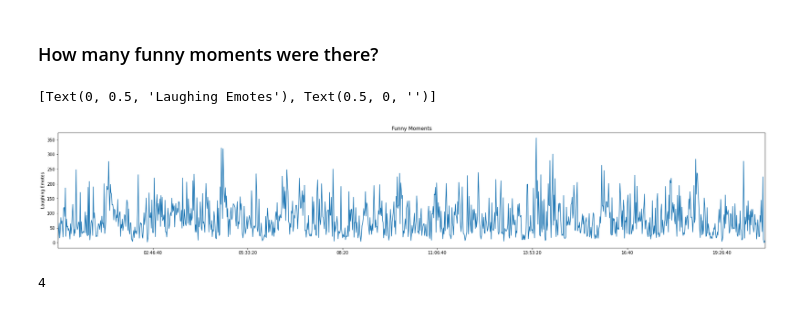
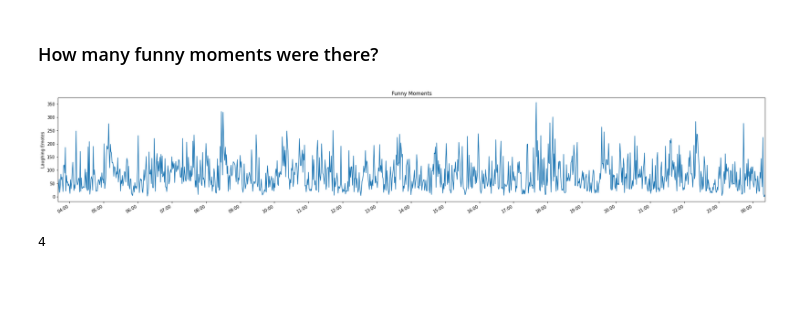
Before and after one commit to trollmannen/Data-Science, a Jupyter notebook: Twitch-Chat-EDA.ipynb, the cells around one changed output. Drawn from its saved outputs; the diff is of its cells as text; code cells hidden in the pictures; blank space fills up the shorter version.

```diff
--- a/Twitch-Chat-EDA.ipynb
+++ b/Twitch-Chat-EDA.ipynb
@@ -133,3 +133,17 @@ chats = chats.dropna()
 ### How many funny moments were there?
 # %%
 laughing = chats.loc[chats['message'].str.contains("LUL|KEK", case=False)].resample(rule='min').count()
+# %%
+from matplotlib import dates
+title='Funny Moments'
+ylabel='Laughing Emotes'
+xlabel=''
+
+ax = laughing['message'].plot(figsize=(30,5),title=title,x_compat=True)
+
+ax.autoscale(axis='x',tight=True)
+ax.set(xlabel=xlabel, ylabel=ylabel)
+ax.xaxis.set_major_locator(dates.HourLocator())
+ax.xaxis.set_major_formatter(dates.DateFormatter("%H:%M"))
+# %% [output]
+[figure, added]
@@ -146,18 +162,3 @@ def seconds_to_hms(seconds):
 laughing['hms'] = np.vectorize(seconds_to_hms)(laughing['seconds'])
 # %%
 laughing.index = pd.to_datetime(laughing['hms'], format='%H:%M:%S').dt.time
-# %%
-from matplotlib import dates
-title='Funny Moments'
-ylabel='Laughing Emotes'
-xlabel=''
-
-ax = laughing['message'].plot(figsize=(30,5),title=title)#,x_compat=True)
-
-ax.autoscale(axis='x',tight=True)
-ax.set(xlabel=xlabel, ylabel=ylabel)
-#ax.xaxis.set_major_locator(dates.HourLocator())
-#ax.xaxis.set_major_formatter(dates.DateFormatter("%H:%M"))
-# %% [output]
-[Text(0, 0.5, 'Laughing Emotes'), Text(0.5, 0, '')]
-[figure, removed]
```
Also changed, not shown: parts of 8 cells of this notebook.
